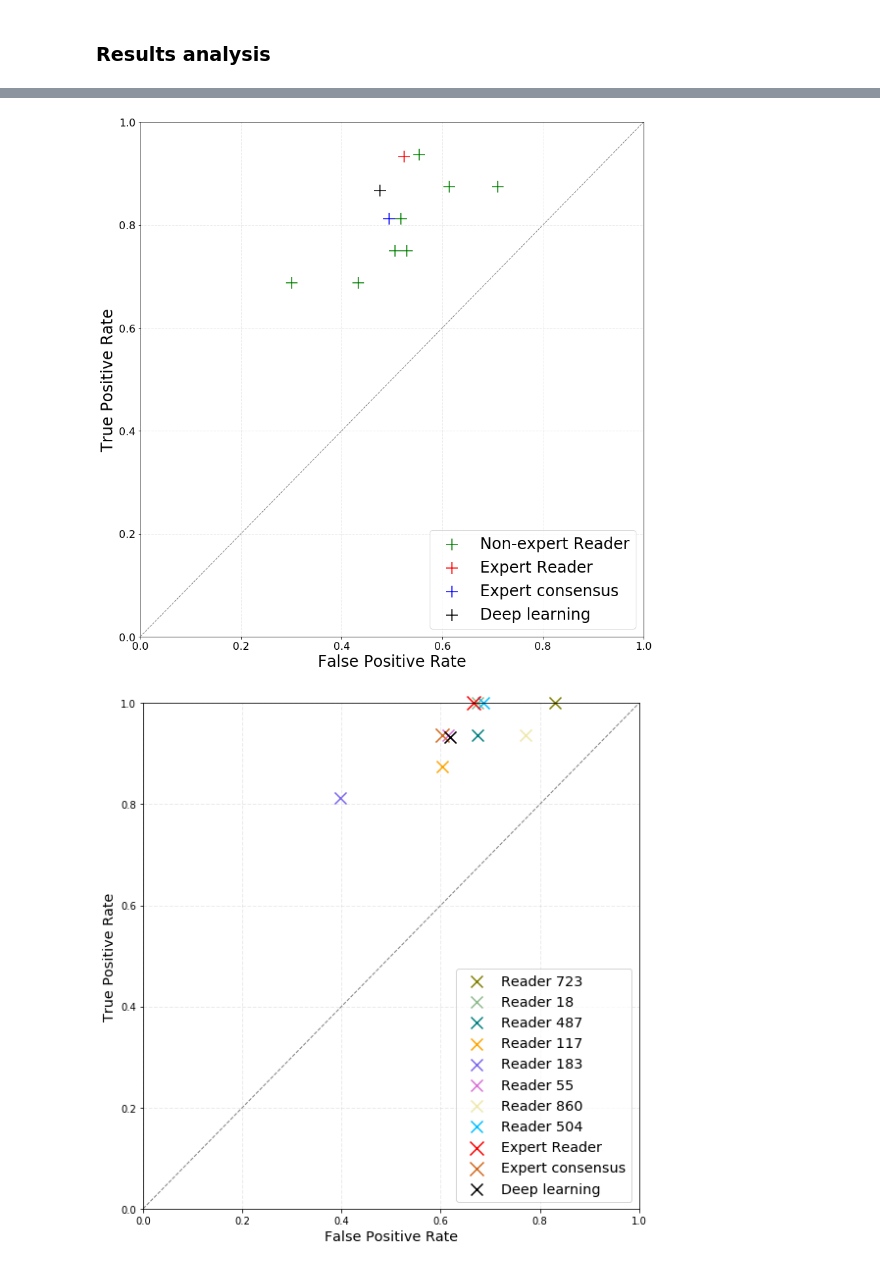
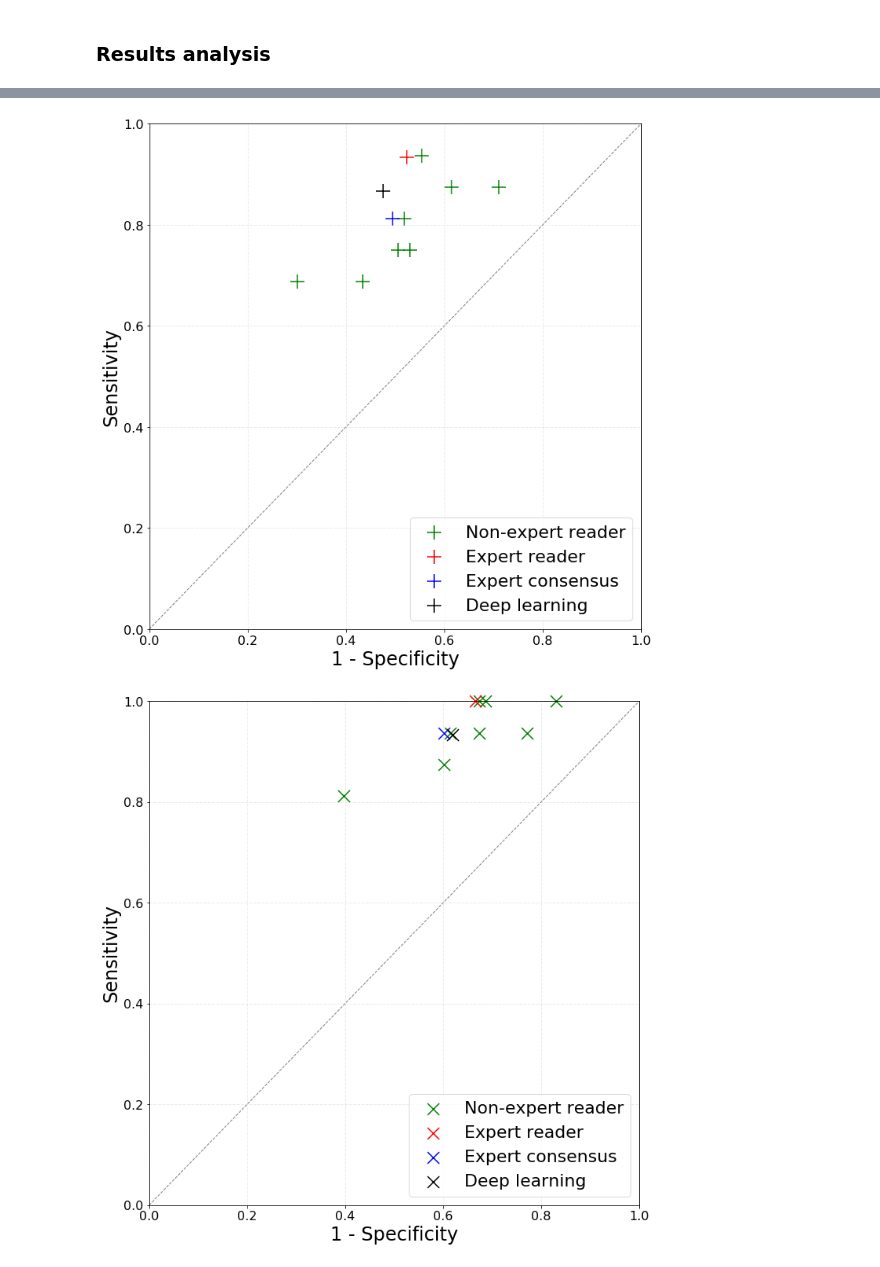
Before and after one commit to mateuszbuda/deep-thyroid-nodules, a Jupyter notebook: results/comparison_fpr_tpr_test.ipynb, the cells around one changed output, grey strips where cells are left out. Drawn from its saved outputs; the diff is of its cells as text; code cells hidden in the pictures.

```diff
--- a/results/comparison_fpr_tpr_test.ipynb
+++ b/results/comparison_fpr_tpr_test.ipynb
@@ -196,14 +300,15 @@ for i in range(9):
 # %% [markdown]
 ### Results analysis
 # %%
+print('FNA recommendation:')
 for i in range(8):
     user_id = df_dict[i]['User ID'].as_matrix()[0]
     result = 'Reader {}: sensitivity = {} | specificity = {}'.format(user_id, tpr_fna[i], 1. - fpr_fna[i])
     print(result)
-result = '{}: sensitivity = {} | specificity = {}'.format('Expert Reader', tpr_tirads_fna[1], 1. - fpr_tirads_fna[1])
+result = '{}: sensitivity = {} | specificity = {}'.format('Expert Reader', sensitivity_ci(df_test['Cancer'].as_matrix(), df_test['Rec']), specificity_ci(df_test['Cancer'].as_matrix(), df_test['Rec']))
 print(result)
-result = '{}: sensitivity = {} | specificity = {}'.format('Expert consensus', tpr_fna[8], 1. - fpr_fna[8])
+result = '{}: sensitivity = {} | specificity = {}'.format('Expert consensus', sensitivity_ci(df_dict[8]['Cancer'].as_matrix(), df_dict[8]['Reader TIRADS rec'].as_matrix()), specificity_ci(df_dict[8]['Cancer'].as_matrix(), df_dict[8]['Reader TIRADS rec'].as_matrix()))
 print(result)
-result = '{}: sensitivity = {} | specificity = {}'.format('Deep learning', tpr_dl_fna[1], 1. - fpr_dl_fna[1])
+result = '{}: sensitivity = {} | specificity = {}'.format('Deep learning', sensitivity_ci(y_true_dl_test, y_pred_dl_test_fna), specificity_ci(y_true_dl_test, y_pred_dl_test_fna))
 print(result)
 # %% [output]
@@ -221,13 +352,13 @@ Deep learning: sensitivity = 0.866666666667 | specificity = 0.52380952381
 # %%
-plt.figure(figsize=(12, 12))
+plt.figure(figsize=(10, 10))
 marker_size = 324
 colors = ['olive', 'darkseagreen', 'teal', 'orange', 'mediumslateblue', 'orchid', 'palegoldenrod', 'chocolate', 'deepskyblue']
 for i in range(8):
-    user_id = df_dict[i]['User ID'].as_matrix()[0]
-    label = 'Non-expert Reader'
+    user_id = df_dict[i]['User ID']
+    label = 'Non-expert reader'
     color = 'green'
     plt.scatter(fpr_fna[i], tpr_fna[i], s=marker_size, color=color, marker='+', label=(label if user_id in [723] else None))
-plt.scatter(fpr_tirads_fna[1], tpr_tirads_fna[1], s=marker_size, color='red', marker='+', label='Expert Reader')
+plt.scatter(fpr_tirads_fna[1], tpr_tirads_fna[1], s=marker_size, color='red', marker='+', label='Expert reader')
 plt.scatter(fpr_fna[8], tpr_fna[8], s=marker_size, color='blue', marker='+', label='Expert consensus')
 plt.scatter(fpr_dl_fna[1], tpr_dl_fna[1], s=marker_size, color='black', marker='+', label='Deep learning')
 plt.plot([0, 1], [0, 1], color='gray', lw=1, linestyle='--')
@@ -235,31 +366,34 @@ plt.xlim([0.0, 1.0])
 plt.ylim([0.0, 1.0])
 plt.tick_params(axis='both', which='major', labelsize=16)
 plt.title('', fontsize='xx-large')
-plt.xlabel('False Positive Rate', fontsize=24)
-plt.ylabel('True Positive Rate', fontsize=24)
-plt.legend(loc='lower right', fontsize=24)
+plt.xlabel('1 - Specificity', fontsize=24)
+plt.ylabel('Sensitivity', fontsize=24)
+plt.legend(loc='lower right', fontsize=22)
 plt.grid(color='silver', alpha=0.3, linestyle='--', linewidth=1)
 plt.tight_layout()
 # %% [output]
-[figure, old version]
+[figure, new version]
 # %%
-plt.figure(figsize=(8, 8))
-colors = ['olive', 'darkseagreen', 'teal', 'orange', 'mediumslateblue', 'orchid', 'palegoldenrod', 'deepskyblue', 'chocolate']
+plt.figure(figsize=(10, 10))
+marker_size = 225
+colors = ['olive', 'darkseagreen', 'teal', 'orange', 'mediumslateblue', 'orchid', 'palegoldenrod', 'chocolate', 'deepskyblue']
 for i in range(8):
     user_id = df_dict[i]['User ID'].as_matrix()[0]
-    label = 'Reader {} '.format(user_id)
-    plt.scatter(fpr_follow[i], tpr_follow[i], s=144, color=colors[i], marker='x', label=label, clip_on=False)
-plt.scatter(fpr_tirads_follow[1], tpr_tirads_follow[1], s=196, color='red', marker='x', label='Expert Reader', clip_on=False)
-plt.scatter(fpr_follow[8], tpr_follow[8], s=196, color=colors[8], marker='x', label='Expert consensus', clip_on=False)
-plt.scatter(fpr_dl_follow[1], tpr_dl_follow[1], s=144, color='black', marker='x', label='Deep learning', clip_on=False)
+    label = 'Non-expert reader'
+    color = 'green'
+    plt.scatter(fpr_follow[i], tpr_follow[i], s=marker_size, color=color, marker='x', label=(label if user_id in [723] else None), clip_on=False)
+plt.scatter(fpr_tirads_follow[1], tpr_tirads_follow[1], s=marker_size, color='red', marker='x', label='Expert reader', clip_on=False)
+plt.scatter(fpr_follow[8], tpr_follow[8], s=marker_size, color='blue', marker='x', label='Expert consensus', clip_on=False)
+plt.scatter(fpr_dl_follow[1], tpr_dl_follow[1], s=marker_size, color='black', marker='x', label='Deep learning', clip_on=False)
 plt.plot([0, 1], [0, 1], color='gray', lw=1, linestyle='--')
 plt.xlim([0.0, 1.0])
 plt.ylim([0.0, 1.0])
+plt.tick_params(axis='both', which='major', labelsize=16)
 plt.title('', fontsize='xx-large')
-plt.xlabel('False Positive Rate', fontsize='x-large')
-plt.ylabel('True Positive Rate', fontsize='x-large')
-plt.legend(loc='lower right', fontsize='x-large')
+plt.xlabel('1 - Specificity', fontsize=24)
+plt.ylabel('Sensitivity', fontsize=24)
+plt.legend(loc='lower right', fontsize=22)
 plt.grid(color='silver', alpha=0.3, linestyle='--', linewidth=1)
 plt.tight_layout()
 # %% [output]
-[figure, old version]
+[figure, new version]
```
Also changed, not shown: parts of 4 cells of this notebook, 2 other files.
